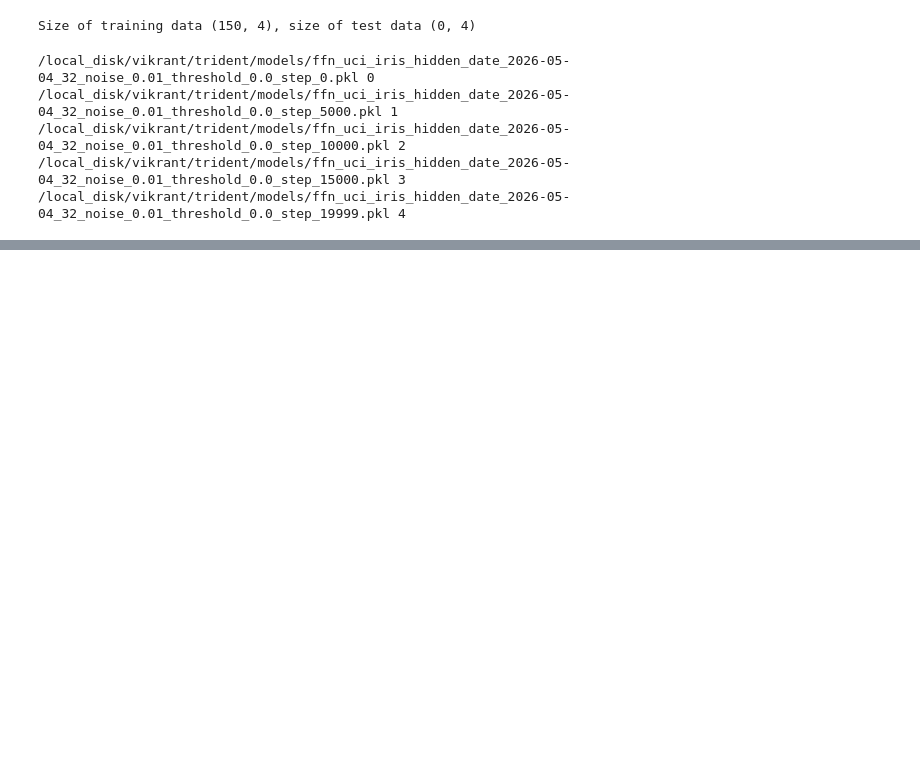
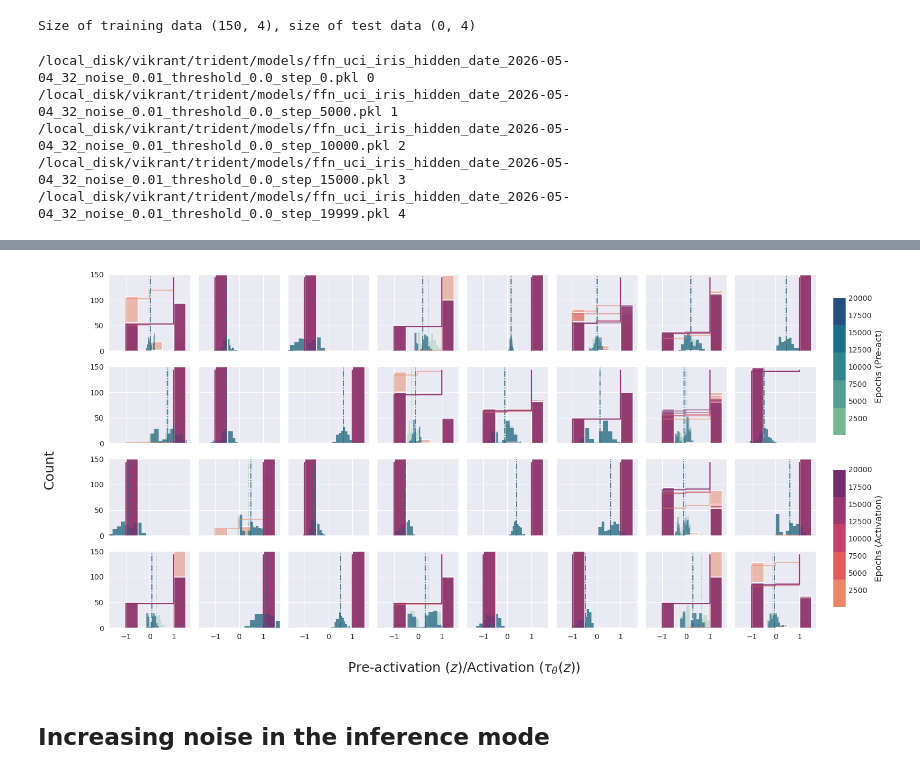
Before and after one commit to vjaltare/sawy, a Jupyter notebook: notebooks/uci_iris_figures.ipynb, the cells around one changed output, grey strips where cells are left out. Saved outputs shown, nothing was run; the diff lists cells and outputs as text; code cells hidden in the pictures; blank space fills up the shorter version.

```diff
--- a/notebooks/uci_iris_figures.ipynb
+++ b/notebooks/uci_iris_figures.ipynb
@@ -335,0 +349,79 @@ Array([[0., 0., 0., ..., 0., 0., 0.],
+# %%
+fig, ax = plt.subplots(4, 8, figsize=(16, 8), sharex=True, sharey=True)
+
+sns.set_style("darkgrid")
+num_epochs = len(models_list)
+logits_pal = sns.color_palette("crest", num_epochs)
+activations_pal = sns.color_palette("flare", num_epochs)
+bins_arr = [-1.5, -1, -0.5, 0, 0.5, 1, 1.5]
+stat_str = 'count'
+
+# --- 1. Setup Colorbar & Twin Axes mapping ---
+norm = mpl.colors.Normalize(vmin=1, vmax=20000)
+crest_cmap = mpl.colors.ListedColormap(logits_pal.as_hex())
+flare_cmap = mpl.colors.ListedColormap(activations_pal.as_hex())
+
+# Pre-create twin axes to avoid redundant creation in the loop
+twin_axes = []
+for i, axs in enumerate(ax.ravel()):
+    tw = axs.twinx()
+    tw.set_ylim(0, 1.05)
+    tw.grid(False)
+
+    # REMOVAL: Ensure no tick labels or y-labels appear on any twin axis
+    tw.set_yticklabels([])
+    tw.set_ylabel("")
+    twin_axes.append(tw)
+
+for e in range(num_epochs):
+    alpha_ = 0.5
+    for i, axs in enumerate(ax.ravel()):
+        # Histograms: Pre-activations
+        sns.histplot(logits_[e, :, i], ax=axs, color=logits_pal[e],
+                     alpha=alpha_ * 0.6, edgecolor=None, linewidth=0, stat=stat_str)
+
+        axs.axvline(x=np.mean(logits_[e, :, i]), color=logits_pal[e],
+                    alpha=alpha_*0.75, linestyle="-.", lw=1.2)
+
+        # Histograms: Activations
+        sns.histplot(activations_[e, :, i], ax=axs, color=activations_pal[e],
+                     alpha=alpha_, edgecolor=None, bins=bins_arr, stat=stat_str)
+
+        # --- NEW: Cumulative Distribution (CDF) ---
+        # We plot this on the twin axis
+        sns.ecdfplot(activations_[e, :, i], ax=twin_axes[i],
+                     color=activations_pal[e], alpha=alpha_, lw=1.5)
+        twin_axes[i].set_ylabel("")
+        twin_axes[i].tick_params(size=0)
+
+        axs.set_xlim(-1.7, 1.7)
+        axs.set_ylim(0, 150)
+        axs.set_ylabel("")
+        axs.tick_params(left=False)  # Hide y-ticks on the main axis
+
+# Global Labels
+fig.supylabel("Count", fontsize=18, x=0.01)
+fig.supxlabel(r"Pre-activation ($z$)/Activation ($\tau_\theta(z)$)", fontsize=18, y=0.02)
+
+# --- 2. Add Colorbars ---
+cax1 = fig.add_axes([0.93, 0.58, 0.015, 0.32])
+cax2 = fig.add_axes([0.93, 0.18, 0.015, 0.32])
+
+sm1 = mpl.cm.ScalarMappable(norm=norm, cmap=crest_cmap)
+sm2 = mpl.cm.ScalarMappable(norm=norm, cmap=flare_cmap)
+
+cbar1 = fig.colorbar(sm1, cax=cax1)
+cbar1.set_label("Epochs (Pre-act)", size=12)
+cax1.tick_params(size=0)
+
+cbar2 = fig.colorbar(sm2, cax=cax2)
+cbar2.set_label("Epochs (Activation)", size=12)
+cax2.tick_params(size=0)
+
+# Adjust rect to ensure right-side CDF labels and colorbars aren't cut off
+plt.tight_layout(rect=[0.03, 0.03, 0.92, 0.98])
+plt.show()
+# %% [output]
+[figure, added]
+# %% [markdown]
+## Increasing noise in the inference mode
```
Also changed, not shown: parts of 10 cells of this notebook.
